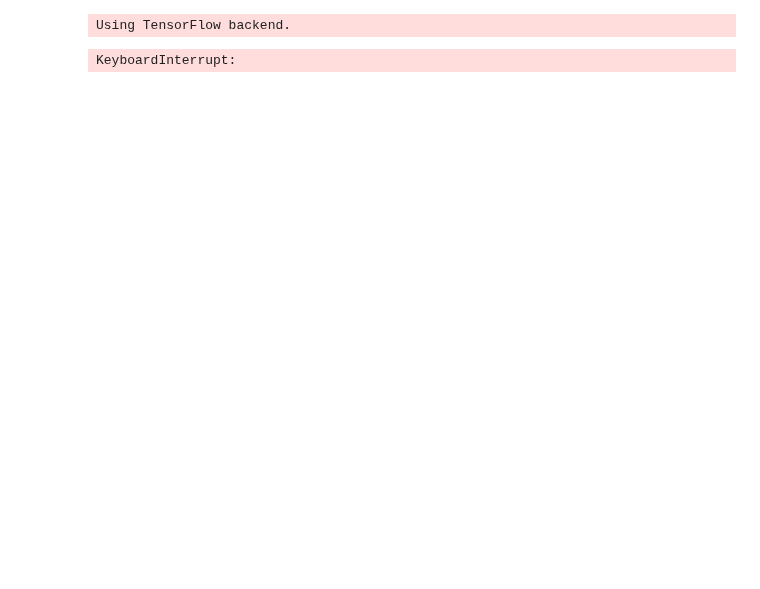
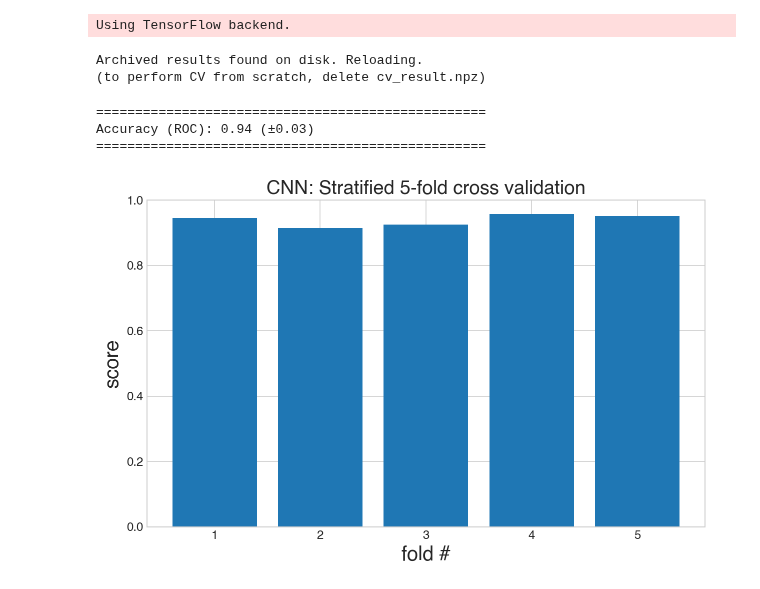
Before and after one commit to SMU-ML-2017/Project7, a Jupyter notebook: Project7.ipynb, the cells around one changed output. Cells and saved outputs as stored; diff of their text form; code cells hidden in the pictures; blank space fills up the shorter version.

```diff
--- a/Project7.ipynb
+++ b/Project7.ipynb
@@ -486,8 +485,8 @@ archive_exists = os.path.isfile(archive_name)
 
 if not archive_exists:
     print('Results could not be loaded. Performing CV from scratch.')
-    scores, nets = cv.run(ConvolutionalNeuralNet, params)
-    accs = get_logs_from_nets(nets, 'binary_accuracy')
+    scores, nets = cv.run(ConvolutionalNeuralNet, params, data, target)
+    accs = CrossValidation.get_logs_from_nets(nets, 'binary_accuracy')
     np.savez(archive_name, scores=scores, accs=accs)
 else:
     print('Archived results found on disk. Reloading.')
@@ -495,4 +494,5 @@ else:
     ds = np.load(archive_name)
     scores, accs = ds['scores'], ds['accs']
 # %% [output]
-KeyboardInterrupt:
+Archived results found on disk. Reloading.
+(to perform CV from scratch, delete cv_result.npz)
@@ -510,3 +499,46 @@ print(
+# %%
+def graph_cv_common(n_folds):
+    plt.xticks(range(n_folds),range(1,n_folds+1))
+    plt.title(f'Stratified {n_folds}-fold cross validation')
+    plt.xlabel('fold #')
+    plt.ylabel('score')
+
+def graph_cv(scores):
+    n_folds = len(scores)
+    ax = plt.bar(range(n_folds),scores)
+    graph_cv_common(n_folds)
+    plt.ylim(0,1)
+
+    print(
+        '\n','='*50,'Accuracy (ROC): %0.2f (±%0.2f)' % (np.asarray(scores).mean(), np.asarray(scores).std() * 2),
+        '='*50,'\n',sep='\n'
+    )
+
+def graph_cv_compare(scores, scores_2, names):
+    n_folds = len(scores)
+    x = np.arange(n_folds)
+    x1 = x-0.165
+    x2 = x+0.165
+    plt.bar(x1,scores, width=0.33, label=names[0])
+    plt.bar(x2,scores_2, width=0.33, label=names[1])
+    graph_cv_common(n_folds)
+    plt.ylim(0,1.25)
+    plt.legend()
+
+    print(
+        '\n','='*50,'Accuracy (ROC)\n',
+        f'{names[0]}: {np.asarray(scores).mean():0.2} (±%{np.asarray(scores).std() * 2:0.2})',
+        f'{names[1]}: {np.asarray(scores_2).mean():0.2} (±%{np.asarray(scores_2).std() * 2:0.2})',
+        '='*50,'\n',sep='\n'
+    )
+# %%
+graph_cv(scores)
+plt.title('CNN: Stratified 5-fold cross validation');
+# %% [output]
+==================================================
+Accuracy (ROC): 0.94 (±0.03)
+==================================================
+[figure, added]
 # %%
 # https://gist.github.com/phrz/98045738d182dd75d1eed74470b9b2ef
 
```
Also changed, not shown: parts of 10 cells of this notebook, 2 other files.
